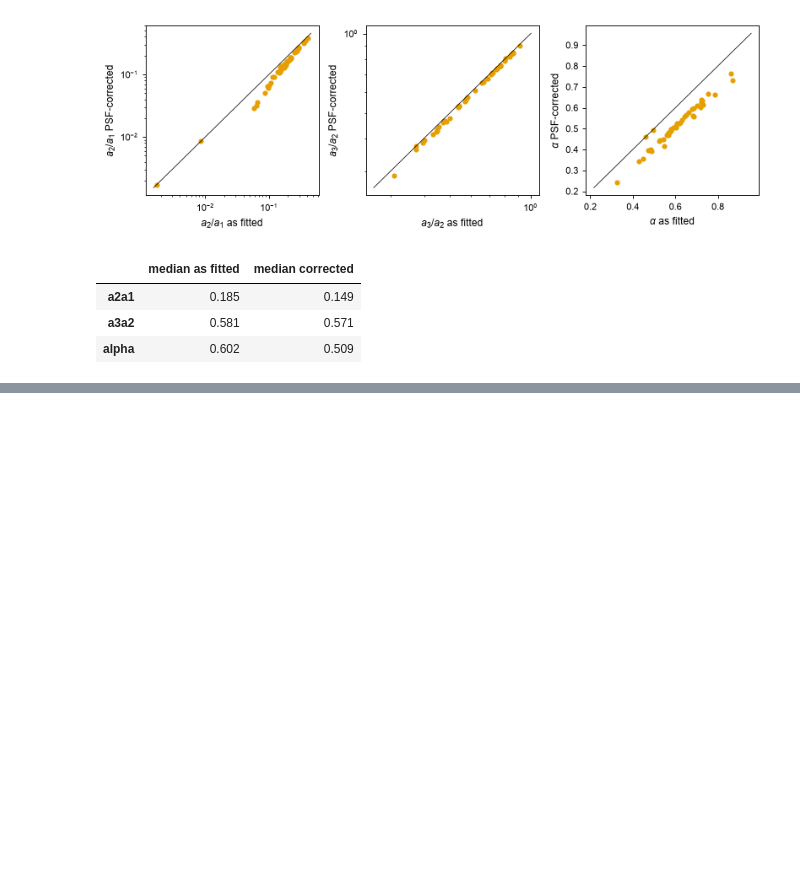
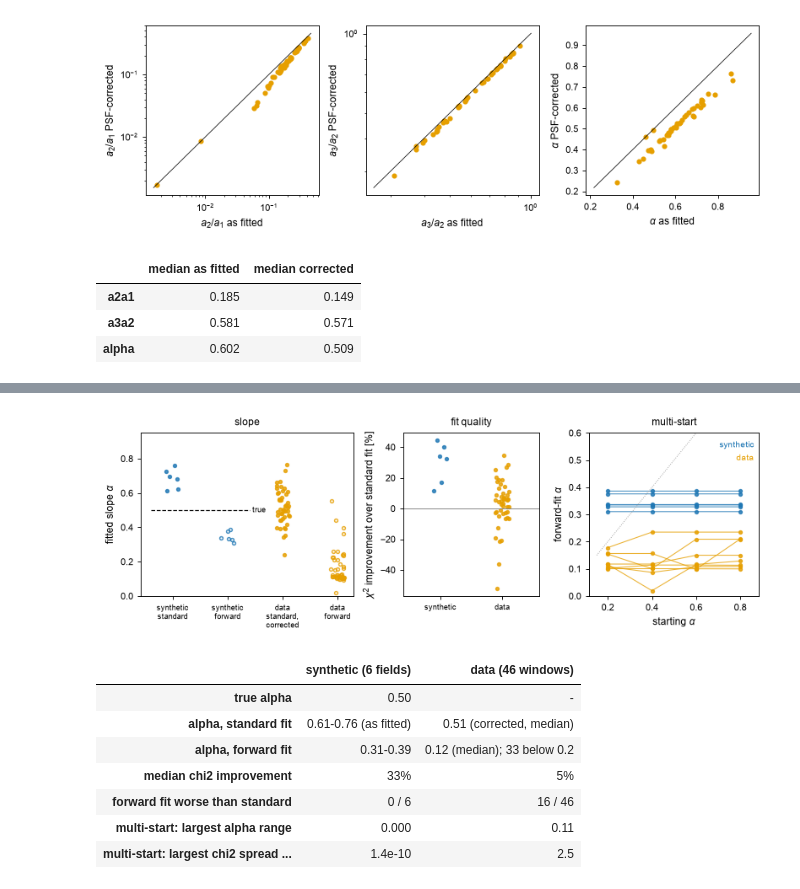
Before and after one commit to jegpeek/mab-structure, a Jupyter notebook: notebooks/02_psf_correction.ipynb, the cells around one changed output, grey strips where cells are left out. Saved outputs shown, nothing was run; the diff lists cells and outputs as text; code cells hidden in the pictures; blank space fills up the shorter version.

Commit message:
Notebook 02: forward-model PSF fit test

```diff
--- a/notebooks/02_psf_correction.ipynb
+++ b/notebooks/02_psf_correction.ipynb
@@ -213,0 +244,59 @@ pd.DataFrame({'median as fitted': raw[['a2a1', 'a3a2', 'alpha']].median(),
+# %%
+ftest, fmulti = D.results('psf_forward_test.csv'), D.results('psf_forward_multistart.csv')
+if RECOMPUTE or not (os.path.exists(ftest) and os.path.exists(fmulti)):
+    PF.run_test(wins, procs=8)
+FT, FM = pd.read_csv(ftest), pd.read_csv(fmulti)
+syn, dat = FT[FT.kind == 'synthetic'], FT[FT.kind == 'data'].merge(cor[['row', 'col', 'alpha']], on=['row', 'col'])
+gain = lambda x: 1 - x.fwd_chi2 / x.std_chi2       # fractional chi2 improvement of the forward fit
+fig, axs = plt.subplots(1, 3, figsize=(plotting.W_IN, 2.5), gridspec_kw=dict(width_ratios=[1.25, 0.8, 1]))
+rng = np.random.default_rng(0)
+jit = lambda n: rng.uniform(-0.12, 0.12, n)
+a = axs[0]
+cols = [('synthetic\nstandard', syn.std_alpha, 'C0'), ('synthetic\nforward', syn.fwd_alpha, 'C0'),
+        ('data\nstandard,\ncorrected', dat.alpha, plotting.C_WIN), ('data\nforward', dat.fwd_alpha, plotting.C_WIN)]
+for i, (lab, v, c) in enumerate(cols):
+    a.plot(i + jit(len(v)), v, 'o', ms=2.5, color=c, alpha=0.8, mfc='none' if 'forward' in lab else c)
+a.plot([-0.4, 1.4], [PF.SYN_ALPHA] * 2, 'k--', lw=0.8); a.text(1.45, PF.SYN_ALPHA, 'true', fontsize=6, va='center')
+a.set_xticks(range(4)); a.set_xticklabels([c[0] for c in cols], fontsize=6)
+a.set_ylabel(r'fitted slope $\alpha$'); a.set_ylim(0, 0.95); a.set_title('slope', fontsize=8)
+a = axs[1]
+for i, (x, c) in enumerate(((syn, 'C0'), (dat, plotting.C_WIN))):
+    a.plot(i + jit(len(x)), 100 * gain(x), 'o', ms=2.5, color=c, alpha=0.8)
+a.axhline(0, color='0.5', lw=0.6)
+a.set_xticks([0, 1]); a.set_xticklabels(['synthetic', 'data'], fontsize=6); a.set_xlim(-0.6, 1.6)
+a.set_ylabel(r'$\chi^2$ improvement over standard fit [%]'); a.set_title('fit quality', fontsize=8)
+a = axs[2]
+for (kind, ident), g in FM.groupby(['kind', 'ident']):
+    c = 'C0' if kind == 'synthetic' else plotting.C_WIN
+    a.plot(g.alpha_start, g.fwd_alpha, '-o', ms=2.5, lw=0.7, color=c, alpha=0.8)
+a.plot([0.15, 0.85], [0.15, 0.85], ':', color='0.6', lw=0.6)
+a.set_xlabel(r'starting $\alpha$'); a.set_ylabel(r'forward-fit $\alpha$'); a.set_ylim(0, 0.6)
+a.set_title('multi-start', fontsize=8)
+a.text(0.97, 0.95, 'synthetic', color='C0', transform=a.transAxes, ha='right', va='top', fontsize=6.5)
+a.text(0.97, 0.87, 'data', color=plotting.C_WIN, transform=a.transAxes, ha='right', va='top', fontsize=6.5)
+fig.tight_layout()
+ms = FM.groupby(['kind', 'ident']).agg(alpha_range=('fwd_alpha', lambda x: x.max() - x.min()),
+                                       a2a1_range=('fwd_a2a1', lambda x: x.max() - x.min()),
+                                       chi2_spread=('fwd_chi2', lambda x: x.max() / x.min() - 1))
+pd.DataFrame({
+    'synthetic (6 fields)': ['%.2f' % PF.SYN_ALPHA, '%.2f-%.2f (as fitted)' % (syn.std_alpha.min(), syn.std_alpha.max()),
+                             '%.2f-%.2f' % (syn.fwd_alpha.min(), syn.fwd_alpha.max()),
+                             '%.0f%%' % (100 * gain(syn).median()), '0 / 6',
+                             '%.3f' % ms.loc['synthetic'].alpha_range.max(), '%.2g' % ms.loc['synthetic'].chi2_spread.max()],
+    'data (46 windows)': ['-', '%.2f (corrected, median)' % dat.alpha.median(),
+                          '%.2f (median); %d below 0.2' % (dat.fwd_alpha.median(), (dat.fwd_alpha < 0.2).sum()),
+                          '%.0f%%' % (100 * gain(dat).median()), '%d / 46' % (gain(dat) < 0).sum(),
+                          '%.2f' % ms.loc['data'].alpha_range.max(), '%.1f' % ms.loc['data'].chi2_spread.max()]},
+    index=['true alpha', 'alpha, standard fit', 'alpha, forward fit', 'median chi2 improvement',
+           'forward fit worse than standard', 'multi-start: largest alpha range',
+           'multi-start: largest chi2 spread (max/min - 1)'])
+# %% [output]
+[figure, added]
+|  | synthetic (6 fields) | data (46 windows) |
+| true alpha | 0.50 | - |
+| alpha, standard fit | 0.61-0.76 (as fitted) | 0.51 (corrected, median) |
+| alpha, forward fit | 0.31-0.39 | 0.12 (median); 33 below 0.2 |
+| median chi2 improvement | 33% | 5% |
+| forward fit worse than standard | 0 / 6 | 16 / 46 |
+| multi-start: largest alpha range | 0.000 | 0.11 |
+| multi-start: largest chi2 spread ... | 1.4e-10 | 2.5 |
```
Also changed, not shown: parts of 6 cells of this notebook, 6 other files.
